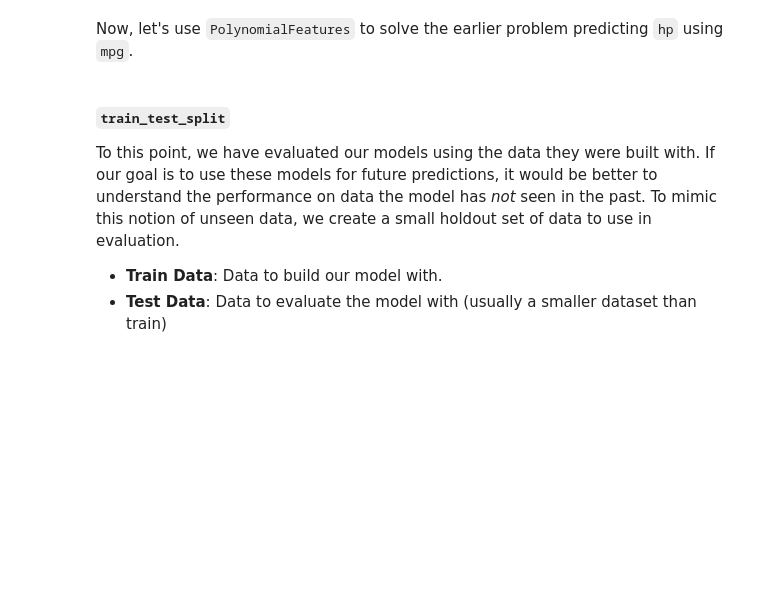
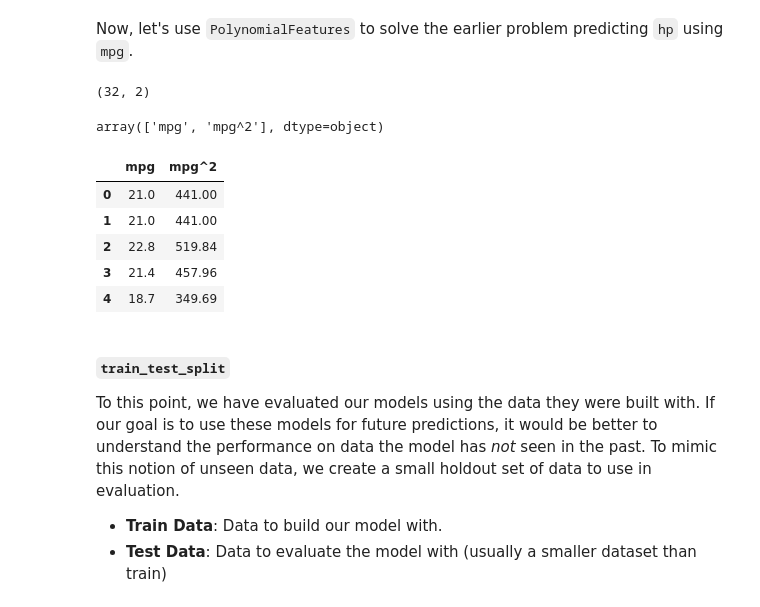
Before and after one commit to jfkoehler/bootcamp_fa_26, a Jupyter notebook: polynomial_models.ipynb, the cells around one changed output. Drawn from its saved outputs; the diff is of its cells as text; code cells hidden in the pictures; blank space fills up the shorter version.

```diff
--- a/polynomial_models.ipynb
+++ b/polynomial_models.ipynb
@@ -197,5 +189,7 @@ pd.DataFrame(poly_feats.fit_transform(toy_x), columns = poly_feats.get_feature_n
 # %% [markdown]
 Now, let's use `PolynomialFeatures` to solve the earlier problem predicting `hp` using `mpg`.
+# %%
+X = cars[['mpg']]
 # %%
 #instantiate polynomial features
 pfeats = PolynomialFeatures(include_bias=False)
@@ -204,9 +198,23 @@ pfeats = PolynomialFeatures(include_bias=False)
 XT = pfeats.fit_transform(X[['mpg']])
 # %%
 XT.shape
+# %% [output]
+(32, 2)
 # %%
 #examine feature names
 pfeats.get_feature_names_out()
+# %% [output]
+array(['mpg', 'mpg^2'], dtype=object)
+# %%
+#just so you understand what's happening
+pd.DataFrame(XT, columns = pfeats.get_feature_names_out()).head()
+# %% [output]
+|  | mpg | mpg^2 |
+| 0 | 21.0 | 441.00 |
+| 1 | 21.0 | 441.00 |
+| 2 | 22.8 | 519.84 |
+| 3 | 21.4 | 457.96 |
+| 4 | 18.7 | 349.69 |
 # %%
 #instantiate model
 lr5 = LinearRegression().fit(XT, cars['hp'])
```
Also changed, not shown: parts of 25 cells of this notebook.
